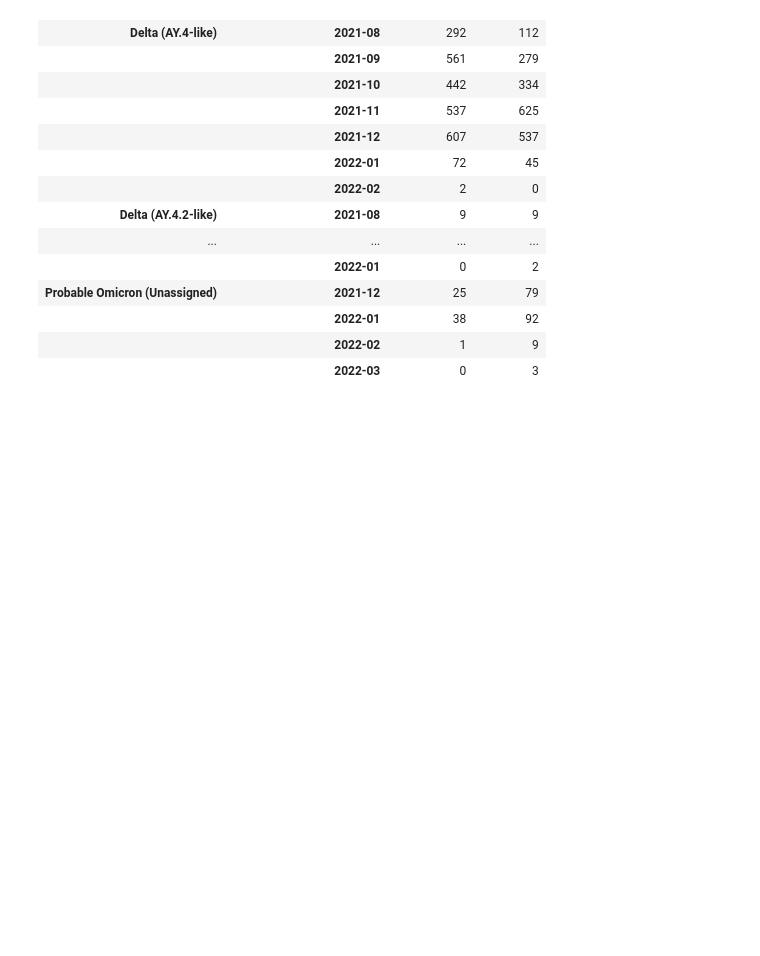
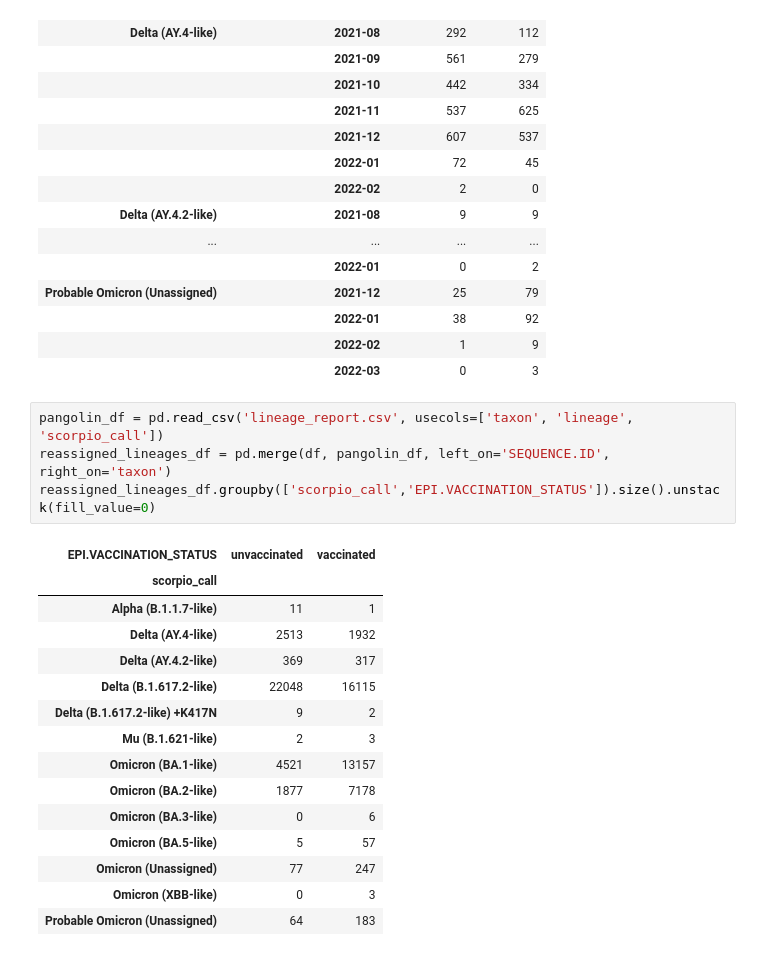
Before and after one commit to rki-mf1/PanAdapt, a Jupyter notebook: input/sc2_input.ipynb, the cells around one changed output. Saved outputs shown, nothing was run; the diff lists cells and outputs as text; blank space fills up the shorter version.

```diff
--- a/input/sc2_input.ipynb
+++ b/input/sc2_input.ipynb
@@ -123,4 +132,24 @@ reassigned_lineages_df.groupby(['scorpio_call', 'year_month', 'EPI.VACCINATION_S
 |  | 2022-01 | 38 | 92 |
 |  | 2022-02 | 1 | 9 |
 |  | 2022-03 | 0 | 3 |
+# %%
+pangolin_df = pd.read_csv('lineage_report.csv', usecols=['taxon', 'lineage', 'scorpio_call'])
+reassigned_lineages_df = pd.merge(df, pangolin_df, left_on='SEQUENCE.ID', right_on='taxon')
+reassigned_lineages_df.groupby(['scorpio_call','EPI.VACCINATION_STATUS']).size().unstack(fill_value=0)
+# %% [output]
+| EPI.VACCINATION_STATUS | unvaccinated | vaccinated |
+| scorpio_call |  |  |
+| Alpha (B.1.1.7-like) | 11 | 1 |
+| Delta (AY.4-like) | 2513 | 1932 |
+| Delta (AY.4.2-like) | 369 | 317 |
+| Delta (B.1.617.2-like) | 22048 | 16115 |
+| Delta (B.1.617.2-like) +K417N | 9 | 2 |
+| Mu (B.1.621-like) | 2 | 3 |
+| Omicron (BA.1-like) | 4521 | 13157 |
+| Omicron (BA.2-like) | 1877 | 7178 |
+| Omicron (BA.3-like) | 0 | 6 |
+| Omicron (BA.5-like) | 5 | 57 |
+| Omicron (Unassigned) | 77 | 247 |
+| Omicron (XBB-like) | 0 | 3 |
+| Probable Omicron (Unassigned) | 64 | 183 |
 # %%
```
Also changed, not shown: parts of 10 cells of this notebook, 3 other files.
